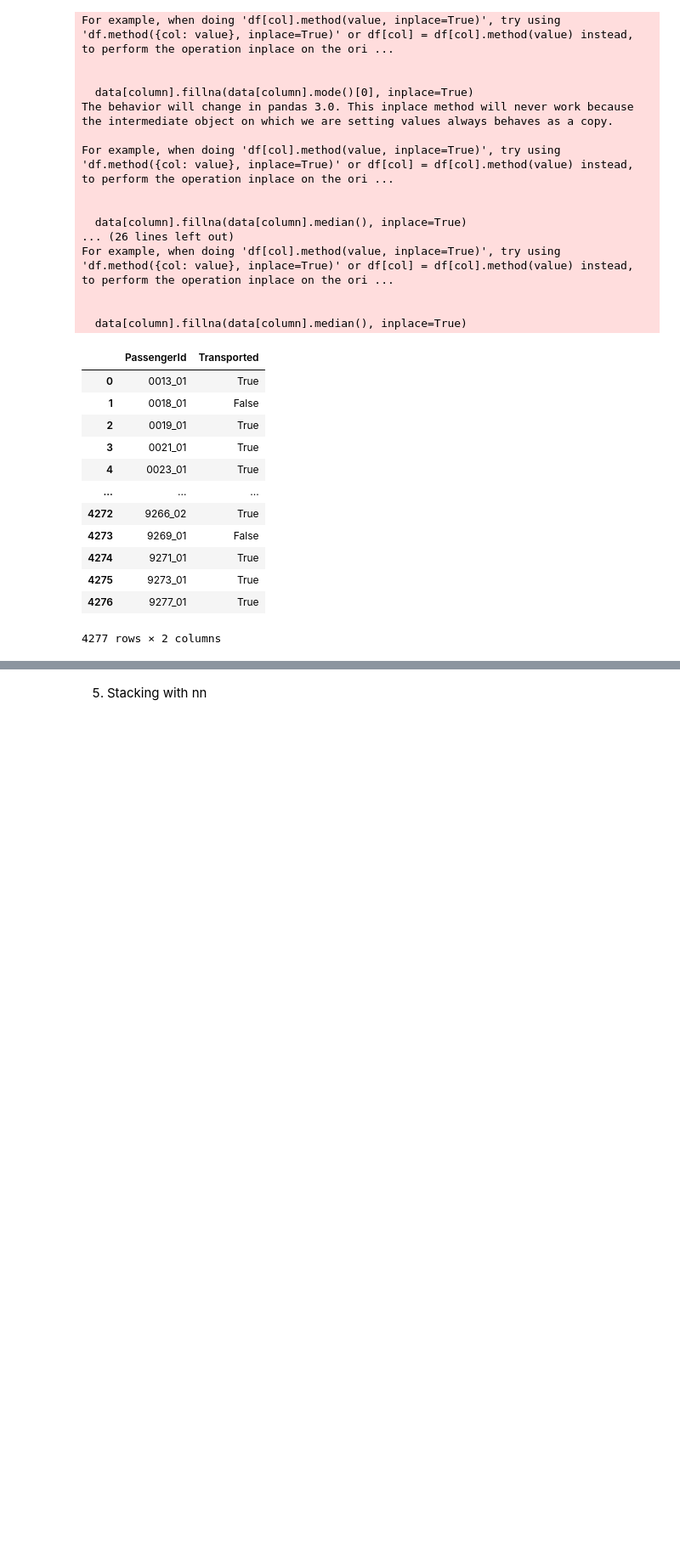
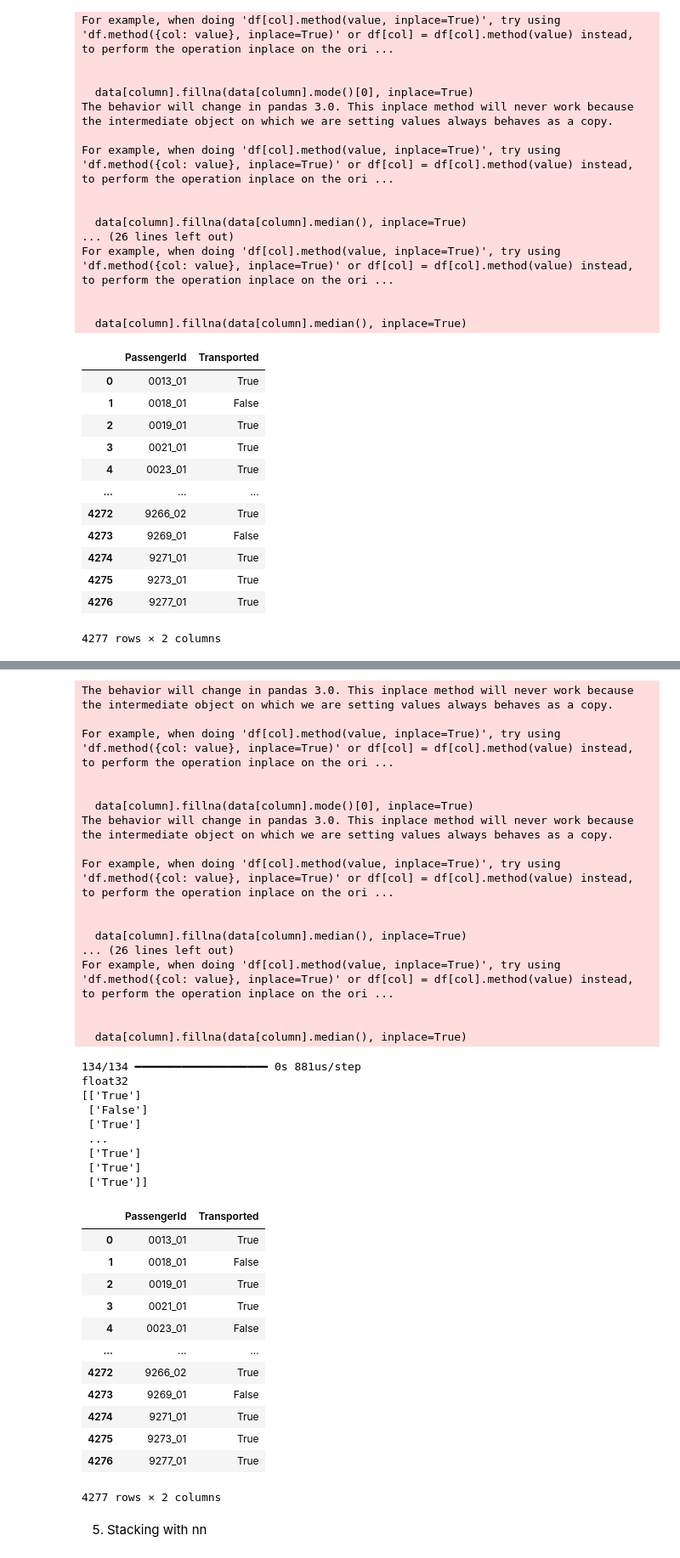
Before and after one commit to shamisolchikamhi/Data-Crusade, a Jupyter notebook: Titanic Spaceship/titan-spaceship.ipynb, the cells around one changed output, grey strips where cells are left out. Shown: that part at 85% size. Saved outputs shown, nothing was run; the diff lists cells and outputs as text; code cells hidden in the pictures; blank space fills up the shorter version.

```diff
--- a/Titanic Spaceship/titan-spaceship.ipynb
+++ b/Titanic Spaceship/titan-spaceship.ipynb
@@ -142,8 +147,15 @@ def prediction_results(model, data_path='test.csv', output_path='predictions.csv
     data = data.drop(columns=['PassengerId', 'Transported'])
     predictions = model.predict(data)
 
+    # Ensure predictions are a 2D array
+    if predictions.ndim == 1:
+        predictions = predictions.reshape(-1, 1)
+
+    # Convert float predictions to 'True' or 'False' if needed
+    if predictions.dtype == np.float32:
+        predictions = np.where(predictions > 0.5, 'True', 'False')
     # Create a DataFrame with PassengerId and Transported predictions
-    output = pd.DataFrame({'PassengerId': passenger_ids, 'Transported': predictions})
+    output = pd.DataFrame({'PassengerId': passenger_ids, 'Transported': predictions.flatten()})
     output.to_csv(output_path, index=False)
 
     return output
@@ -443,0 +458,29 @@ For example, when doing 'df[col].method(value, inplace=True)', try using 'df.met
+# %%
+model = Sequential()
+model.add(Dense(256, input_dim=X_train.shape[1], activation='relu'))
+model.add(BatchNormalization())  # Add Batch Normalization for faster convergence
+model.add(Dropout(0.4))  # Increased dropout rate to prevent overfitting
+model.add(Dense(128, activation='relu'))
+model.add(BatchNormalization())
+model.add(Dropout(0.3))
+model.add(Dense(64, activation='relu'))
+model.add(Dropout(0.2))
+model.add(Dense(1, activation='sigmoid'))
+
+# Compile the model with a lower learning rate
+optimizer = Adam(learning_rate=0.0005)  # Lower learning rate for more fine-tuned updates
+model.compile(optimizer=optimizer, loss='binary_crossentropy', metrics=['accuracy'])
+
+# Define early stopping with increased patience
+early_stopping = EarlyStopping(monitor='val_loss', patience=15, restore_best_weights=True)
+
+# Train the model
+model.fit(X_train, y_train, validation_split=0.2, epochs=200, batch_size=32, callbacks=[early_stopping], verbose=2)
+
+# Make predictions
+y_pred_prob = model.predict(X_test)
+y_pred = (y_pred_prob > 0.5).astype(int)
+
+# Calculate accuracy
+accuracy = accuracy_score(y_test, y_pred)
+print(f"Accuracy: {accuracy}")
@@ -443,0 +506,3 @@ For example, when doing 'df[col].method(value, inplace=True)', try using 'df.met
+# %%
+prediction_results(model=model)
+# %% [output]
@@ -444,3 +514,42 @@ For example, when doing 'df[col].method(value, inplace=True)', try using 'df.met
+The behavior will change in pandas 3.0. This inplace method will never work because the intermediate object on which we are setting values always behaves as a copy.
+
+For example, when doing 'df[col].method(value, inplace=True)', try using 'df.method({col: value}, inplace=True)' or df[col] = df[col].method(value) instead, to perform the operation inplace on the ori ...
+
+
+  data[column].fillna(data[column].mode()[0], inplace=True)
+The behavior will change in pandas 3.0. This inplace method will never work because the intermediate object on which we are setting values always behaves as a copy.
+
+For example, when doing 'df[col].method(value, inplace=True)', try using 'df.method({col: value}, inplace=True)' or df[col] = df[col].method(value) instead, to perform the operation inplace on the ori ...
+
+
+  data[column].fillna(data[column].median(), inplace=True)
+... (26 lines left out)
+For example, when doing 'df[col].method(value, inplace=True)', try using 'df.method({col: value}, inplace=True)' or df[col] = df[col].method(value) instead, to perform the operation inplace on the ori ...
+
+
+  data[column].fillna(data[column].median(), inplace=True)
+134/134 ━━━━━━━━━━━━━━━━━━━━ 0s 881us/step
+float32
+[['True']
+ ['False']
+ ['True']
+ ...
+ ['True']
+ ['True']
+ ['True']]
+|  | PassengerId | Transported |
+| 0 | 0013_01 | True |
+| 1 | 0018_01 | False |
+| 2 | 0019_01 | True |
+| 3 | 0021_01 | True |
+| 4 | 0023_01 | False |
+| ... | ... | ... |
+| 4272 | 9266_02 | True |
+| 4273 | 9269_01 | False |
+| 4274 | 9271_01 | True |
+| 4275 | 9273_01 | True |
+| 4276 | 9277_01 | True |
+4277 rows × 2 columns
 # %% [markdown]
 5. Stacking with nn
 # %%
```
Also changed, not shown: parts of 8 cells of this notebook, 1 other file.
